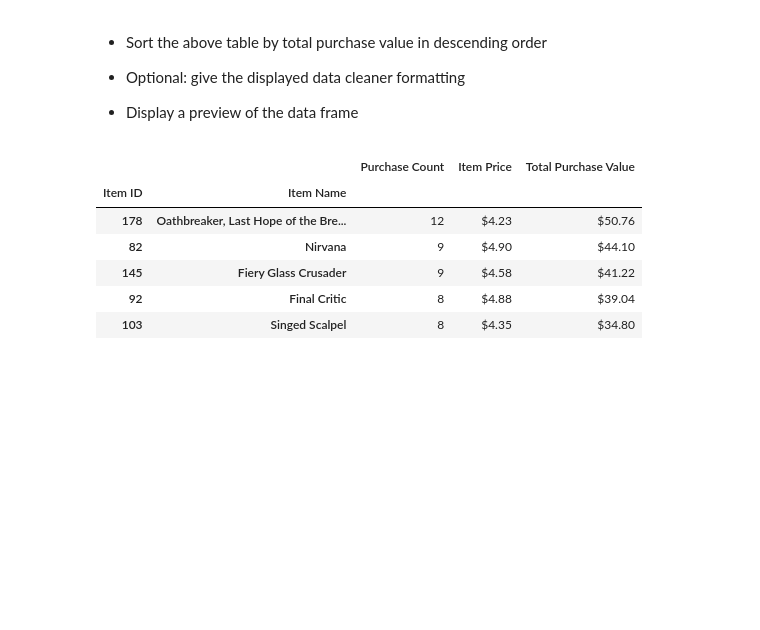
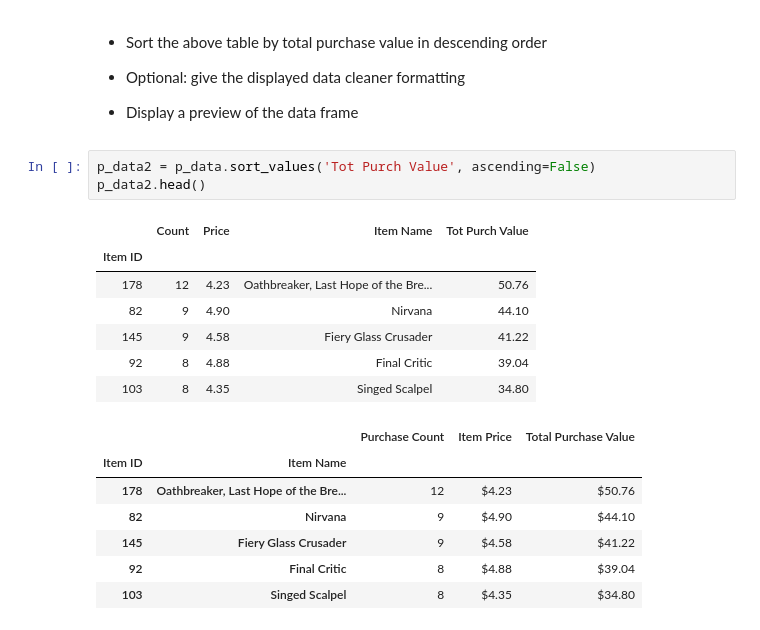
Before and after one commit to tigerkennedycosmos/pandas-challenge, a Jupyter notebook: HeroesOfPymoli_second.ipynb, the cells around one changed output. Saved outputs shown, nothing was run; the diff lists cells and outputs as text; blank space fills up the shorter version.

```diff
--- a/HeroesOfPymoli_second.ipynb
+++ b/HeroesOfPymoli_second.ipynb
@@ -406,6 +445,17 @@ Length: 576, dtype: int64
 
 
 * Display a preview of the data frame
+# %%
+p_data2 = p_data.sort_values('Tot Purch Value', ascending=False)
+p_data2.head()
+# %% [output]
+|  | Count | Price | Item Name | Tot Purch Value |
+| Item ID |  |  |  |  |
+| 178 | 12 | 4.23 | Oathbreaker, Last Hope of the Bre... | 50.76 |
+| 82 | 9 | 4.90 | Nirvana | 44.10 |
+| 145 | 9 | 4.58 | Fiery Glass Crusader | 41.22 |
+| 92 | 8 | 4.88 | Final Critic | 39.04 |
+| 103 | 8 | 4.35 | Singed Scalpel | 34.80 |
 # %%
 # %% [output]
 |  |  | Purchase Count | Item Price | Total Purchase Value |
```
Also changed, not shown: parts of 4 cells of this notebook.
